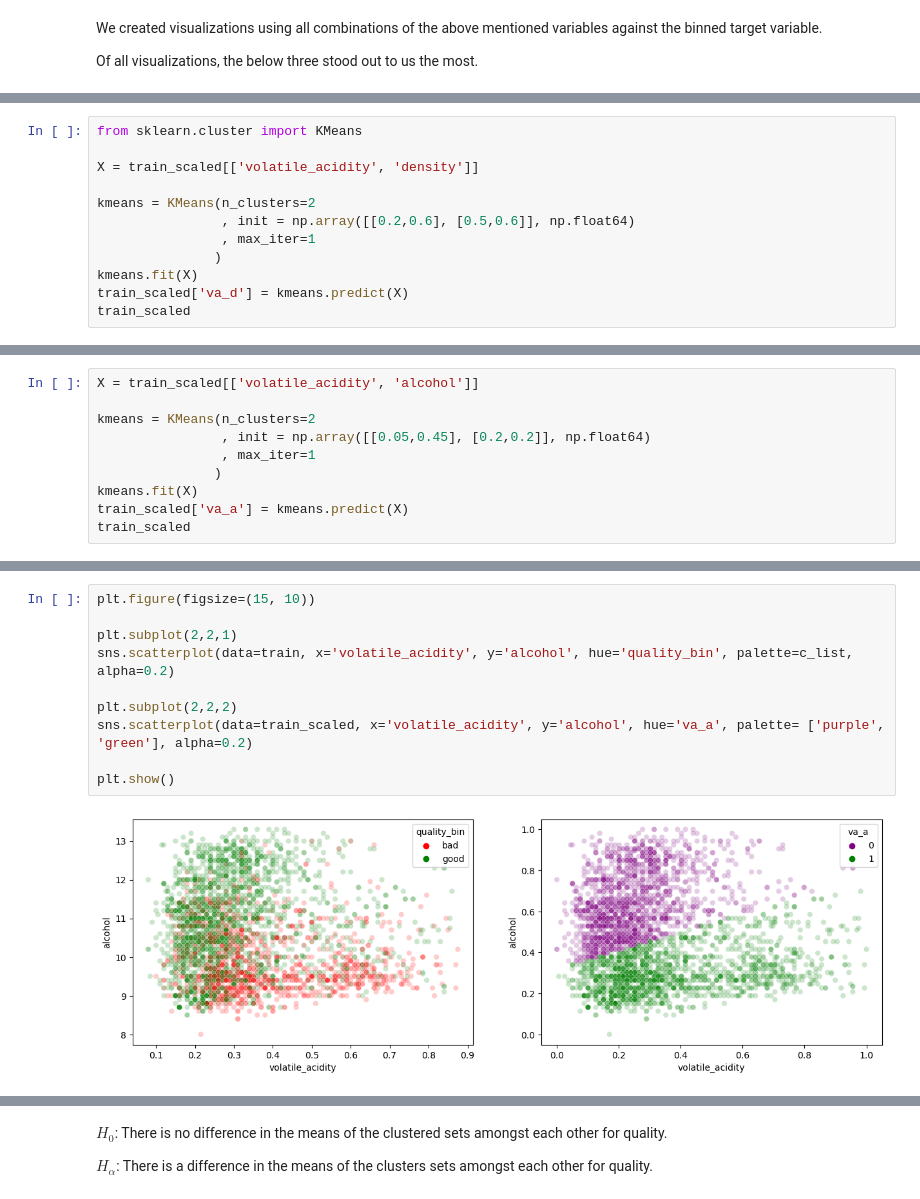
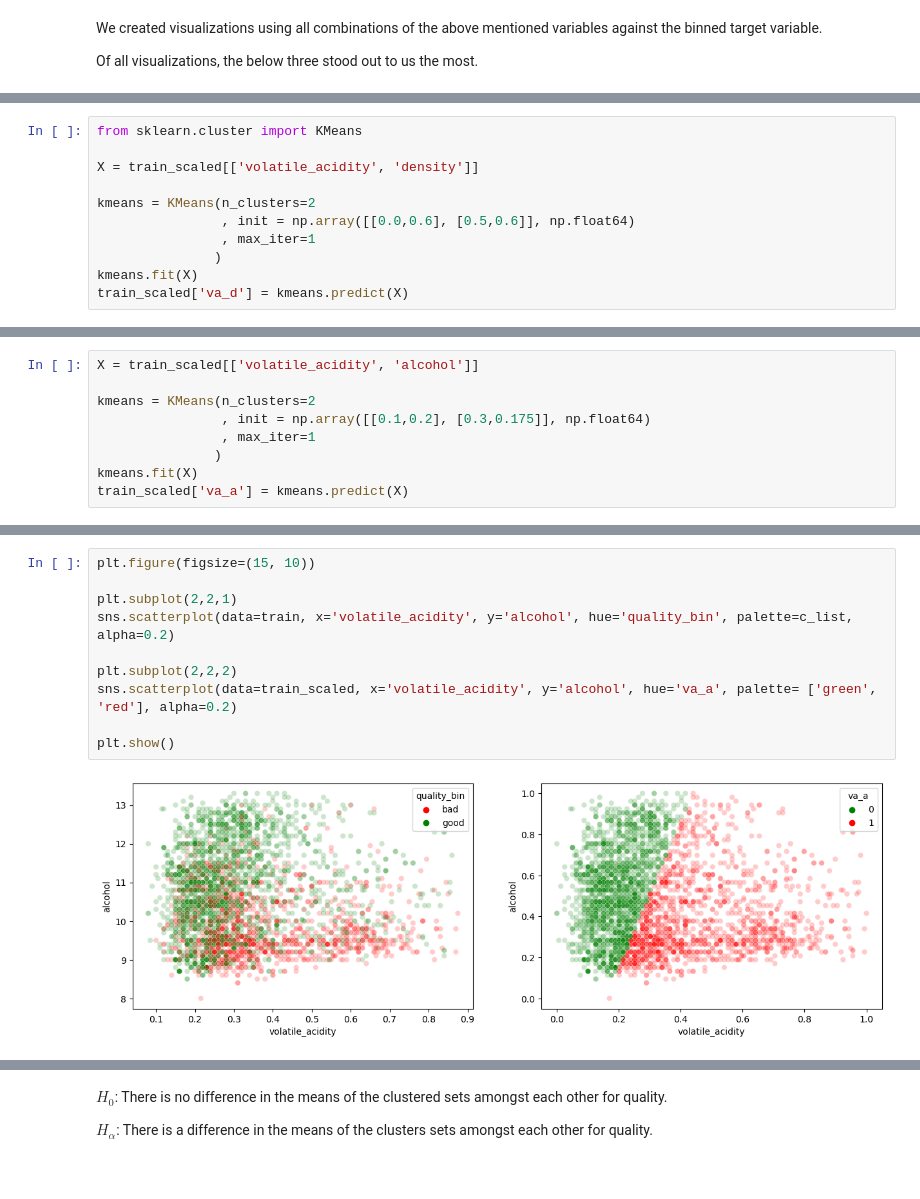
Before and after one commit to pagelwine/wine_project, a Jupyter notebook: final-project.ipynb, the cells around one changed output, grey strips where cells are left out. Cells and saved outputs as stored; diff of their text form.

```diff
--- a/final-project.ipynb
+++ b/final-project.ipynb
@@ -181,9 +184,8 @@ from sklearn.cluster import KMeans
 X = train_scaled[['volatile_acidity', 'density']]
 
 kmeans = KMeans(n_clusters=2
-                , init = np.array([[0.2,0.6], [0.5,0.6]], np.float64)
+                , init = np.array([[0.0,0.6], [0.5,0.6]], np.float64)
                 , max_iter=1
                )
 kmeans.fit(X)
 train_scaled['va_d'] = kmeans.predict(X)
-train_scaled
@@ -217,9 +205,8 @@ plt.show()
 X = train_scaled[['volatile_acidity', 'alcohol']]
 
 kmeans = KMeans(n_clusters=2
-                , init = np.array([[0.05,0.45], [0.2,0.2]], np.float64)
+                , init = np.array([[0.1,0.2], [0.3,0.175]], np.float64)
                 , max_iter=1
                )
 kmeans.fit(X)
 train_scaled['va_a'] = kmeans.predict(X)
-train_scaled
@@ -240,12 +213,12 @@ train_scaled
 # %%
 plt.figure(figsize=(15, 10))
 
 plt.subplot(2,2,1)
 sns.scatterplot(data=train, x='volatile_acidity', y='alcohol', hue='quality_bin', palette=c_list, alpha=0.2)
 
 plt.subplot(2,2,2)
-sns.scatterplot(data=train_scaled, x='volatile_acidity', y='alcohol', hue='va_a', palette= ['purple', 'green'], alpha=0.2)
+sns.scatterplot(data=train_scaled, x='volatile_acidity', y='alcohol', hue='va_a', palette= ['green', 'red'], alpha=0.2)
 
 plt.show()
 # %% [output]
-[figure, old version]
+[figure, new version]
```
Also changed, not shown: parts of 73 cells of this notebook.
